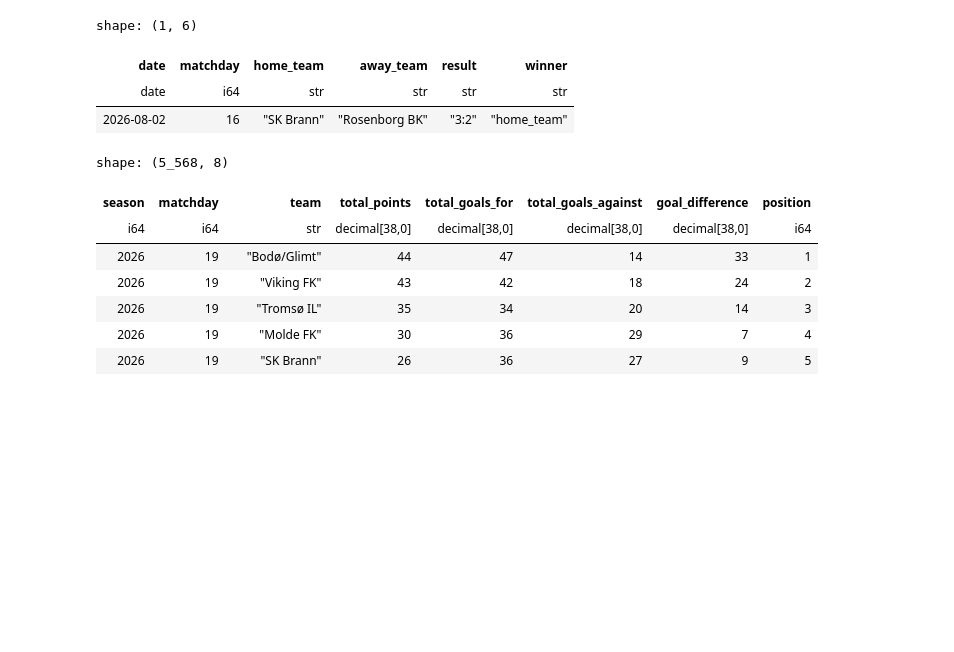
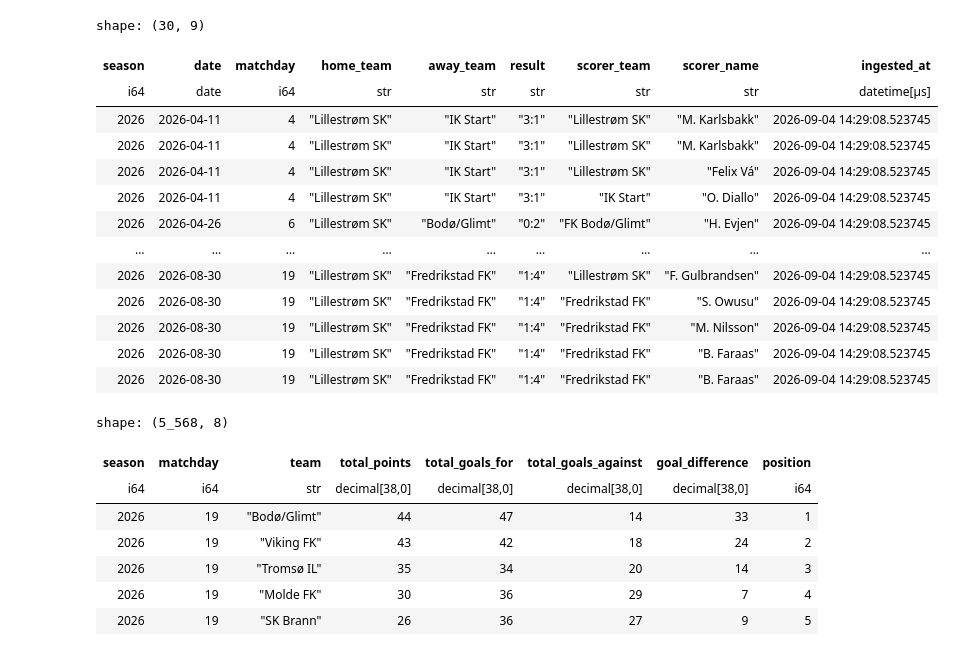
Before and after one commit to PolarsDude/brann_ticket_sales_forecasting, a Jupyter notebook: notebook.ipynb, the cells around one changed output. Saved outputs shown, nothing was run; the diff lists cells and outputs as text; code cells hidden in the pictures; blank space fills up the shorter version.

```diff
--- a/notebook.ipynb
+++ b/notebook.ipynb
@@ -22,26 +24,27 @@ Available tables:
   - raw_eliteserien_results
 # %%
 con = duckdb.connect('data/brann.duckdb')
-latest = pl.from_arrow(con.execute(
+goal_scorers = pl.from_arrow(con.execute(
     """
-    SELECT
-    date,
-    matchday,
-    home_team,
-    away_team,
-    result,
-    winner
-FROM fct_matches
-WHERE (home_team = 'Rosenborg BK' AND away_team = 'Rosenborg BK')
-   OR (home_team = 'SK Brann' AND away_team = 'Rosenborg BK')
+    SELECT *
+FROM raw_eliteserien_goal_scorers
 """).arrow())
 con.close()
-latest
 # %% [output]
-shape: (1, 6)
+shape: (30, 9)
-| date | matchday | home_team | away_team | result | winner |
-| date | i64 | str | str | str | str |
-| 2026-08-02 | 16 | "SK Brann" | "Rosenborg BK" | "3:2" | "home_team" |
+| season | date | matchday | home_team | away_team | result | scorer_team | scorer_name | ingested_at |
+| i64 | date | i64 | str | str | str | str | str | datetime[μs] |
+| 2026 | 2026-04-11 | 4 | "Lillestrøm SK" | "IK Start" | "3:1" | "Lillestrøm SK" | "M. Karlsbakk" | 2026-09-04 14:29:08.523745 |
+| 2026 | 2026-04-11 | 4 | "Lillestrøm SK" | "IK Start" | "3:1" | "Lillestrøm SK" | "M. Karlsbakk" | 2026-09-04 14:29:08.523745 |
+| 2026 | 2026-04-11 | 4 | "Lillestrøm SK" | "IK Start" | "3:1" | "Lillestrøm SK" | "Felix Vá" | 2026-09-04 14:29:08.523745 |
+| 2026 | 2026-04-11 | 4 | "Lillestrøm SK" | "IK Start" | "3:1" | "IK Start" | "O. Diallo" | 2026-09-04 14:29:08.523745 |
+| 2026 | 2026-04-26 | 6 | "Lillestrøm SK" | "Bodø/Glimt" | "0:2" | "FK Bodø/Glimt" | "H. Evjen" | 2026-09-04 14:29:08.523745 |
+| … | … | … | … | … | … | … | … | … |
+| 2026 | 2026-08-30 | 19 | "Lillestrøm SK" | "Fredrikstad FK" | "1:4" | "Lillestrøm SK" | "F. Gulbrandsen" | 2026-09-04 14:29:08.523745 |
+| 2026 | 2026-08-30 | 19 | "Lillestrøm SK" | "Fredrikstad FK" | "1:4" | "Fredrikstad FK" | "S. Owusu" | 2026-09-04 14:29:08.523745 |
+| 2026 | 2026-08-30 | 19 | "Lillestrøm SK" | "Fredrikstad FK" | "1:4" | "Fredrikstad FK" | "M. Nilsson" | 2026-09-04 14:29:08.523745 |
+| 2026 | 2026-08-30 | 19 | "Lillestrøm SK" | "Fredrikstad FK" | "1:4" | "Fredrikstad FK" | "B. Faraas" | 2026-09-04 14:29:08.523745 |
+| 2026 | 2026-08-30 | 19 | "Lillestrøm SK" | "Fredrikstad FK" | "1:4" | "Fredrikstad FK" | "B. Faraas" | 2026-09-04 14:29:08.523745 |
 # %%
 con = duckdb.connect('data/brann.duckdb')
 latest = pl.from_arrow(con.execute("""
```
Also changed, not shown: parts of 1 cell of this notebook, 14 other files.
